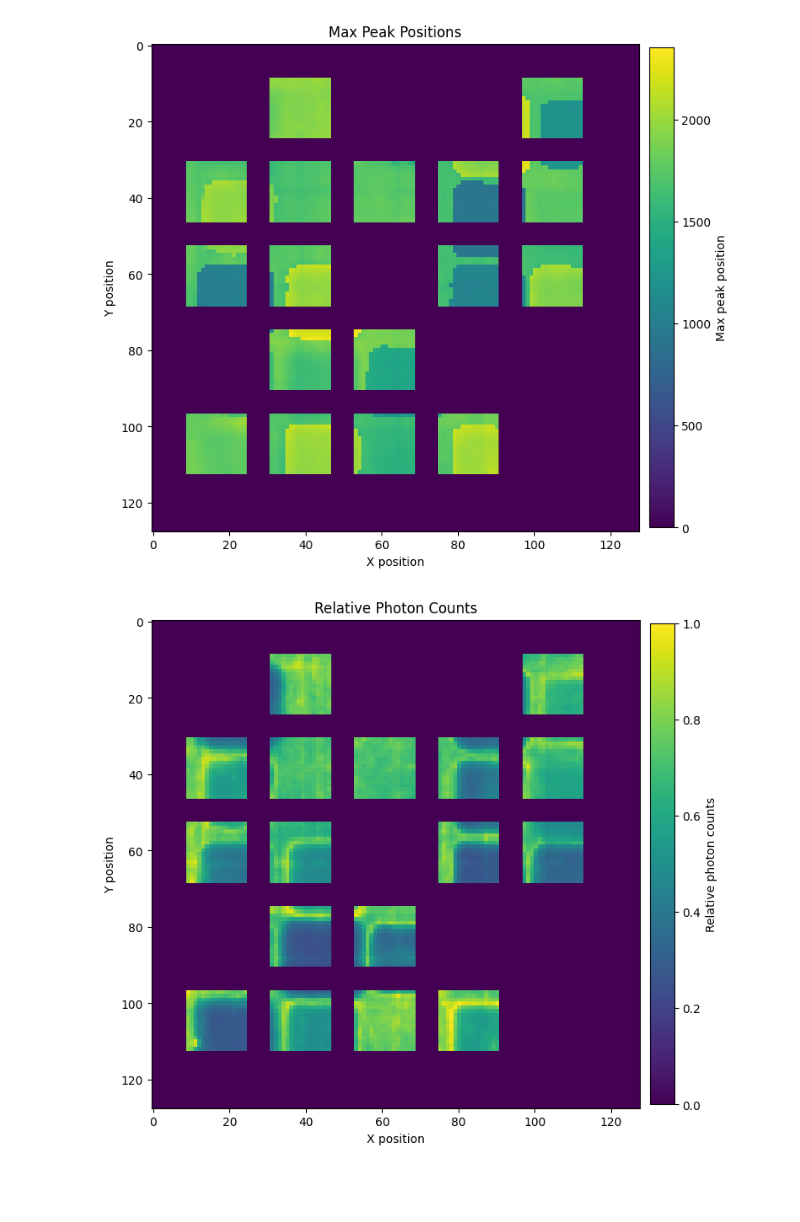
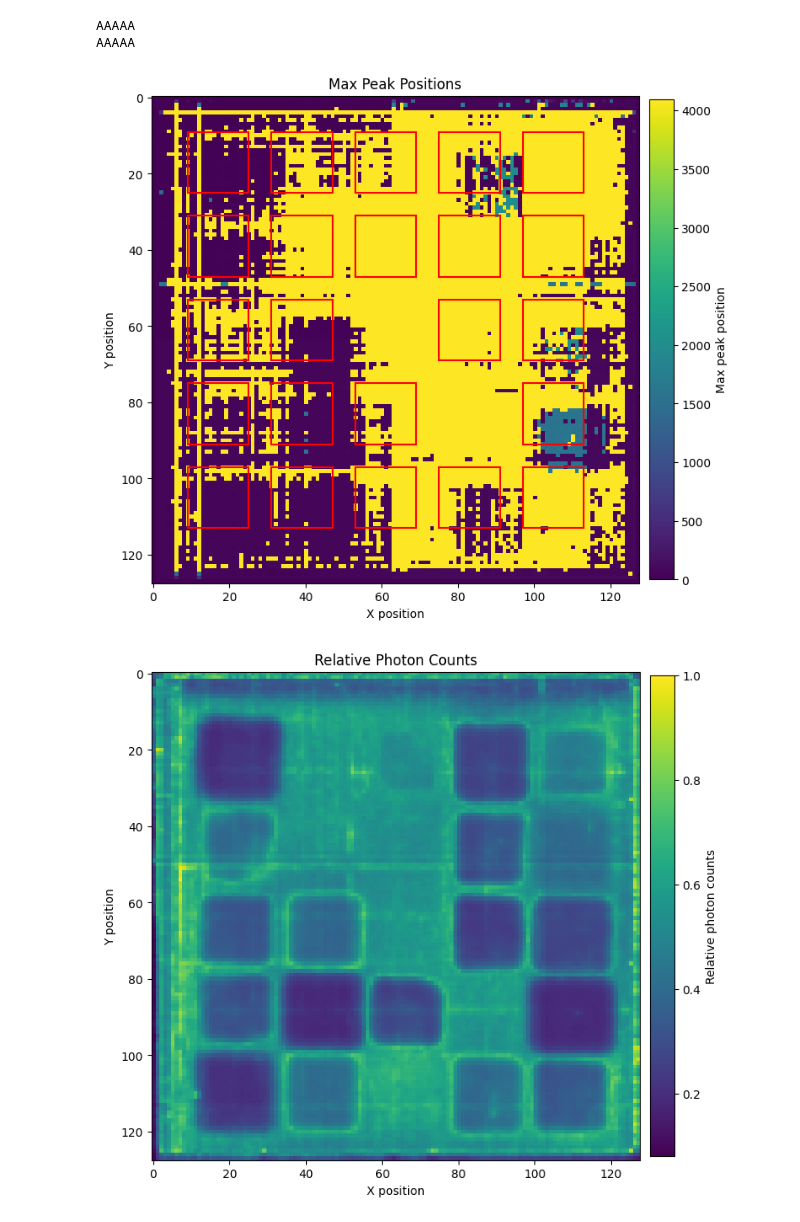
Before and after one commit to erzar0/masters-thesis, a Jupyter notebook: 5_pigment_palette_preprocessing copy.ipynb, the cells around one changed output. Saved outputs shown, nothing was run; the diff lists cells and outputs as text; code cells hidden in the pictures; blank space fills up the shorter version.

```diff
--- a/5_pigment_palette_preprocessing copy.ipynb
+++ b/5_pigment_palette_preprocessing copy.ipynb
@@ -11,6 +11,7 @@ def load_scanned_object(name):
     if name == "pigment_palette":
         e_xy = np.load(Path("data/objects/pigment_palette/GEM_Cr_PBS1_PadsPalette_ArCO2_80_20_Gain_35_Thr_35_HV3490_Xray_50kV_1mA_Pinhol_2mm_sum_3-23_GainCorr_Fe.npz"), allow_pickle=True)["E_xy"].astype(float) / (1 << E_shift)
 
+        e_xy= np.fliplr(np.rot90(e_xy, k=1))
         peaks = None
         peak_energies = None
     else:
@@ -152,31 +152,38 @@ Error:
 from tqdm import tqdm
 if object_name == "pigment_palette":
     e_xy_processed = e_xy_smooth
-    not_calibrated_regions_mask = np.ones_like(e_xy_processed)
     for pad_name, (x1, x2, y1, y2) in tqdm(pad_positions.items()):
+        print("AAAAA")
         plt.figure(random.randint(1, int(10e10)))
         if pad_name in ["", "mn_fe", "cu_zn", "as_ca_zn", "ca_zn_pb", "sn_pb"]:
             continue
+        AAAAAA = np.load(Path("data/objects/pigment_palette/1_calibrated_spectra.npz"), allow_pickle=True)[pad_name]
         peaks = np.load(Path("data/objects/pigment_palette/1_calibrated_spectra.npz"), allow_pickle=True)[f"{pad_name}_peaks"]
         peak_energies = np.load(Path("data/objects/pigment_palette/1_calibrated_spectra.npz"), allow_pickle=True)[f"{pad_name}_energies"]
-        not_calibrated_regions_mask[x1:x2, y1:y2] = 0
         energy_range, temp = DataPreprocessor.processed_spectra(e_xy_smooth[x1:x2, y1:y2], peaks, peak_energies)
-        if pad_name != "wood":
-            for spctr in temp.flatten():
-                plt.plot(spctr, label=pad_name)
-        e_xy_processed[x1:x2, y1:y2] = temp.astype("float")
-    e_xy_processed[not_calibrated_regions_mask > 0] = 0
-H, W, C = e_xy_processed.shape
+        e_xy_smooth[x1:x2, y1:y2] = temp.astype("float")
+H, W, C = e_xy_smooth.shape
+# %% [output]
+AAAAA
+AAAAA
 # %%
 import matplotlib.pyplot as plt
+import matplotlib.patches as patches
+
 
 def plot_pad_max_peak_positions(e_xy, object_name):
     peak_map = np.argmax(e_xy, axis=2)
+
+
 
     _, ax = plt.subplots(figsize=(8, 8))
     im = ax.imshow(peak_map, cmap="viridis")
     cbar = plt.colorbar(im, ax=ax, pad=0.02, fraction=0.046)
     cbar.set_label("Max peak position")
+    for pad_name, (x1, x2, y1, y2) in  pad_positions.items():
+        width, height = y2 - y1, x2 - x1
+        rect = patches.Rectangle((y1, x1), width, height, linewidth=1.5, edgecolor='red', facecolor='none')
+        ax.add_patch(rect)
     plt.title("Max Peak Positions")
     plt.xlabel("X position")
     plt.ylabel("Y position")
@@ -197,9 +204,9 @@ def plot_pad_photon_counts(e_xy, object_name):
 
     plt.savefig(f"data/plots/photon_counts{object_name}.svg", bbox_inches='tight',  pad_inches=0)
 # %%
-plot_pad_max_peak_positions(e_xy_processed, object_name)
-plot_pad_photon_counts(e_xy_processed, object_name)
+plot_pad_max_peak_positions(e_xy, object_name)
+plot_pad_photon_counts(e_xy_smooth, object_name)
 # %% [output]
-[figure, old version]
+[figure, new version]
-[figure, old version]
+[figure, new version]
 # %%
```
Also changed, not shown: parts of 3 cells of this notebook, 10 other files.
